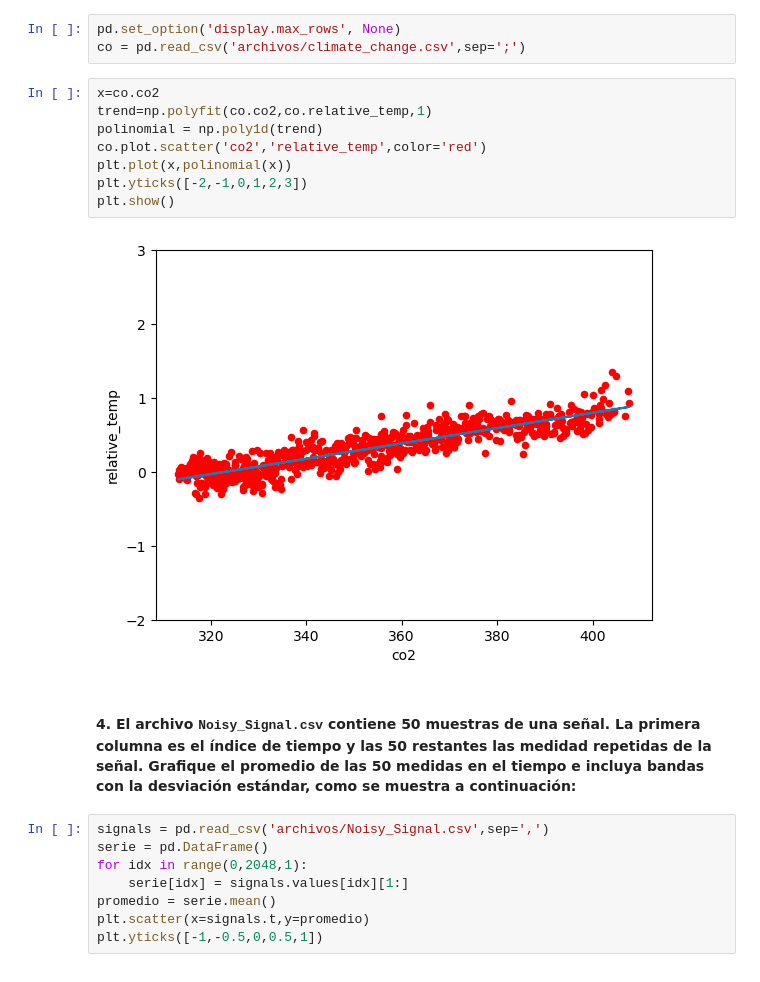
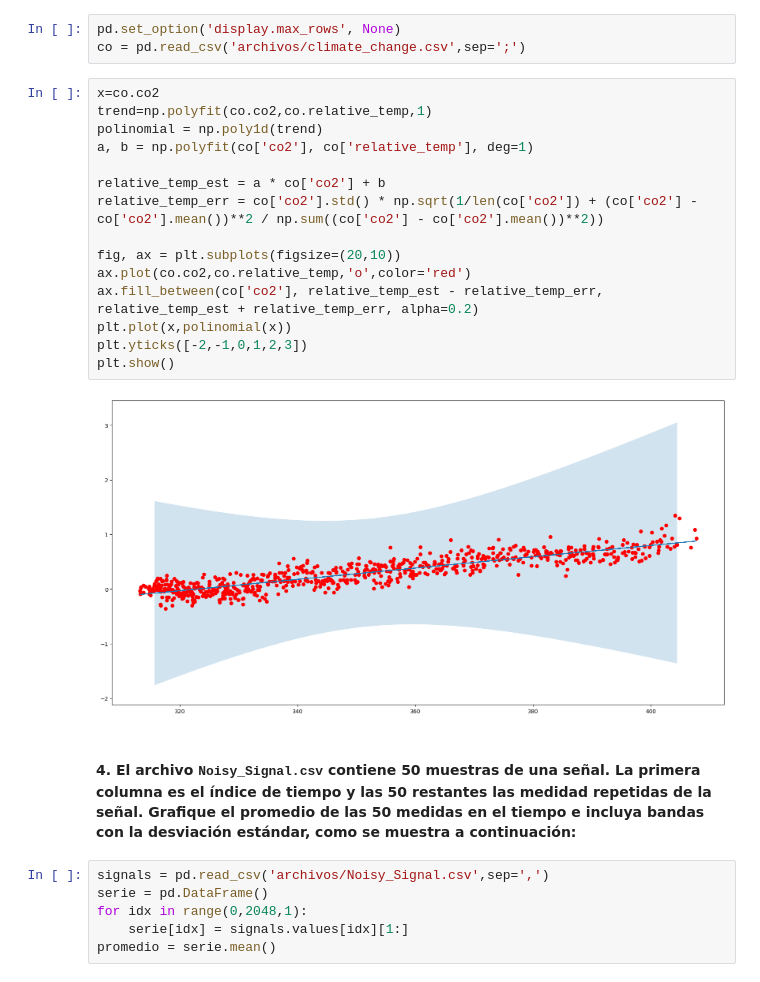
Before and after one commit to jduque56/programacion-EIA, a Jupyter notebook: EntregaMC13/MiniChallenge#13.ipynb, the cells around one changed output. Drawn from its saved outputs; the diff is of its cells as text.

```diff
--- a/EntregaMC13/MiniChallenge#13.ipynb
+++ b/EntregaMC13/MiniChallenge#13.ipynb
@@ -77,13 +77,20 @@ co = pd.read_csv('archivos/climate_change.csv',sep=';')
 # %%
 x=co.co2
 trend=np.polyfit(co.co2,co.relative_temp,1)
 polinomial = np.poly1d(trend)
-co.plot.scatter('co2','relative_temp',color='red')
+a, b = np.polyfit(co['co2'], co['relative_temp'], deg=1)
+
+relative_temp_est = a * co['co2'] + b
+relative_temp_err = co['co2'].std() * np.sqrt(1/len(co['co2']) + (co['co2'] - co['co2'].mean())**2 / np.sum((co['co2'] - co['co2'].mean())**2))
+
+fig, ax = plt.subplots(figsize=(20,10))
+ax.plot(co.co2,co.relative_temp,'o',color='red')
+ax.fill_between(co['co2'], relative_temp_est - relative_temp_err, relative_temp_est + relative_temp_err, alpha=0.2)
 plt.plot(x,polinomial(x))
 plt.yticks([-2,-1,0,1,2,3])
 plt.show()
 # %% [output]
-[figure, old version]
+[figure, new version]
 # %% [markdown]
 #### 4. El archivo <tt>Noisy_Signal.csv</tt> contiene 50 muestras de una señal. La primera columna es el índice de tiempo y las 50 restantes las medidad repetidas de la señal. Grafique el promedio de las 50 medidas en el tiempo e incluya bandas con la desviación estándar, como se muestra a continuación:
 # %%
@@ -92,6 +99,4 @@ serie = pd.DataFrame()
 for idx in range(0,2048,1):
     serie[idx] = signals.values[idx][1:]
 promedio = serie.mean()
-plt.scatter(x=signals.t,y=promedio)
-plt.yticks([-1,-0.5,0,0.5,1])
 # %%
```
Also changed, not shown: parts of 1 cell of this notebook.
